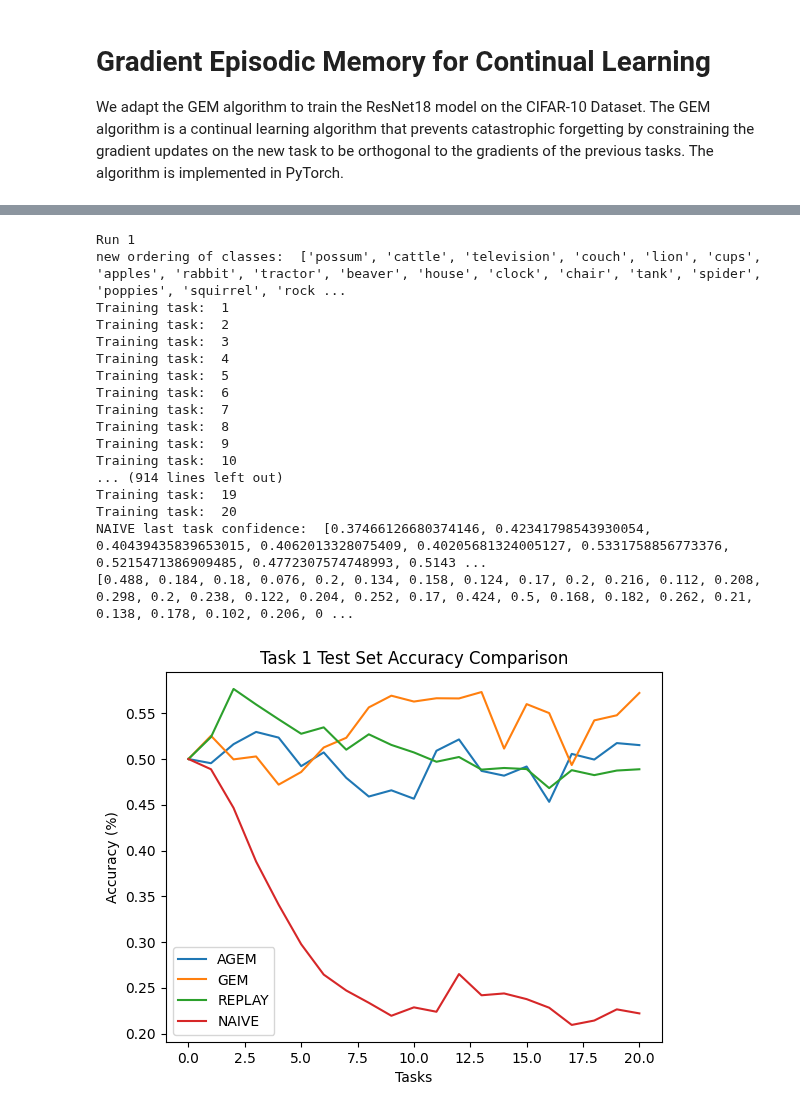
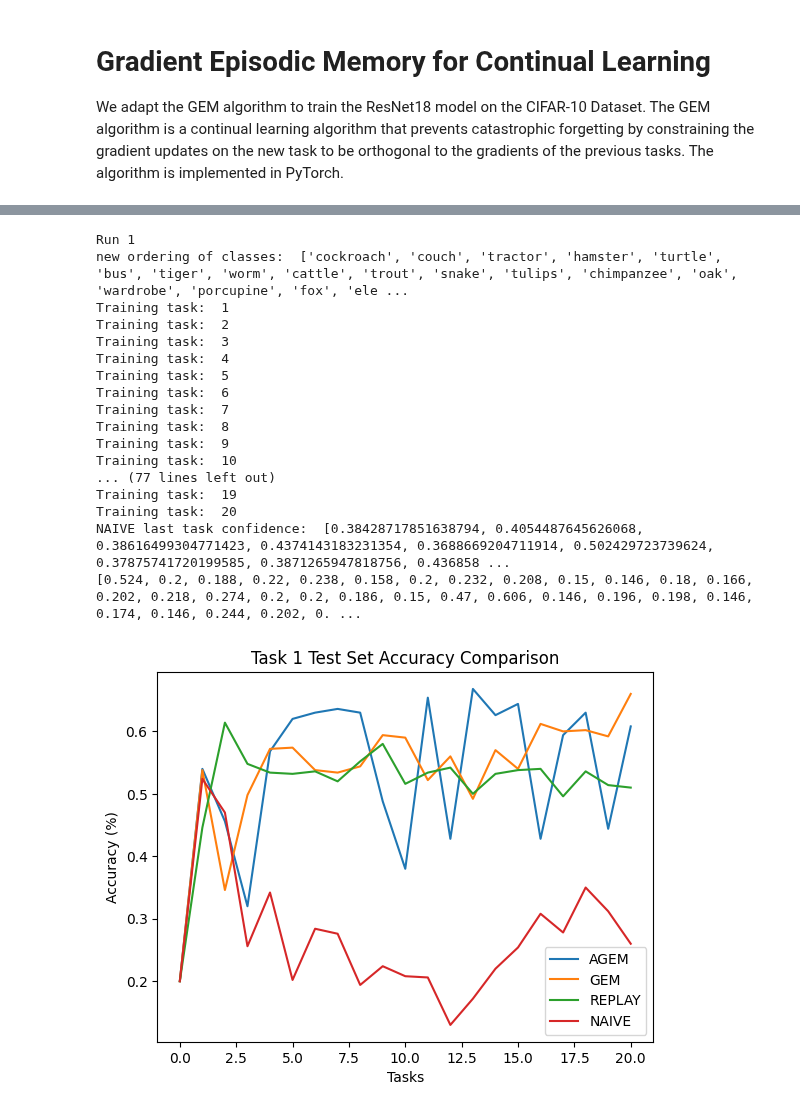
Before and after one commit to DROP-TABLE-CS407/Machine-Unlearning-x-Continual-Learning, a Jupyter notebook: GEM/GEM_ResNet18_CIFAR.ipynb, the cells around one changed output, grey strips where cells are left out. Saved outputs shown, nothing was run; the diff lists cells and outputs as text; code cells hidden in the pictures.

```diff
--- a/GEM/GEM_ResNet18_CIFAR.ipynb
+++ b/GEM/GEM_ResNet18_CIFAR.ipynb
@@ -191,16 +191,17 @@ def agemprojection(gradient, gradient_memory, margin=0.5, eps=1e-5):
     output: gradient, g-projected
     """
 
-    g = gradient_memory.t().double().mean(axis=0).cuda() # * margin
-    gref = gradient.contiguous().view(-1).double().cuda()
-    g_transpose = g.view(1, -1)
-    dot_prod = torch.dot(g_transpose.squeeze(), gref.squeeze())
-    dot_prod = dot_prod / torch.dot(g_transpose.squeeze(), g.squeeze())
+    gref = gradient_memory.t().double().mean(axis=0).cuda() # * margin
+    g = gradient.contiguous().view(-1).double().cuda()
+
+    dot_prod = torch.dot(g, gref)
+    # avoid division by zero
+    dot_prod = dot_prod/(torch.dot(gref, gref))
 
     # add epsilon to prevent 0 values from fucking everything up
-    epsvector = torch.Tensor([eps]).cuda()
+    # epsvector = torch.Tensor([eps]).cuda()
 
-    x = g + (gref * abs(dot_prod)) + epsvector
+    x = g*0.1 + (gref * abs(dot_prod)) # + epsvector
     gradient.copy_(torch.Tensor(x).view(-1, 1))
 
 def replay(gradient, gradient_memory):
@@ -210,7 +211,7 @@ def replay(gradient, gradient_memory):
     input:  gradient, g-reference
     output: gradient, g-projected
     """
-    g = gradient_memory.t().double().mean(axis=0).cuda()
+    g = gradient_memory.t().double().sum(axis=0).cuda()
     gref = gradient.contiguous().view(-1).double().cuda()
     # simply add the gradients
     g = g + gref
@@ -500,8 +501,8 @@ def run_cifar(algorithm, args, n_inputs=N_INPUTS, n_outputs=N_OUTPUTS, n_tasks=N
                 pred = output.data.max(1)[1]
                 correct += (pred == current_labels).sum().item()
             #print("Accuracy: ", correct / total)
-            # if correct / total > 0.85:
-            #     break
+            if correct / total > 0.75:
+                break
             #   output loss only
 
 
@@ -722,8 +723,7 @@ def shuffle_classes(classes, dataset):
 # 10. take the 97.5th percentile of the above metrics over all runs
 # 11. take the 2.5th percentile of the above metrics over all runs
 
-
-max_runs = 10
+max_runs = 1
 test_accuracies_AGEM_all = []
 test_accuracies_GEM_all = []
 test_accuracies_REPLAY_all = []
@@ -739,7 +739,7 @@ for i in range(max_runs):
     random.shuffle(SHUFFLEDCLASSES)
     #shuffle_classes(CLASSES, DATASET)
 
-    model, test_accuracies_AGEM, confidence = run_cifar('AGEM', Args())
+    model, test_accuracies_AGEM, confidence = run_cifar('AGEM', Args(0.03))
     print("AGEM last task confidence: ", confidence)
     print(test_accuracies_AGEM)
     prediction_confidence_AGEM_all.append(confidence)
@@ -772,46 +772,46 @@ task_1_accuracies_AGEM = []
 task_1_accuracies_GEM = []
 task_1_accuracies_REPLAY = []
 task_1_accuracies_NAIVE = []
-task_1_accuracies_AGEM.append(0.5)
-task_1_accuracies_GEM.append(0.5)
-task_1_accuracies_REPLAY.append(0.5)
-task_1_accuracies_NAIVE.append(0.5)
+task_1_accuracies_AGEM.append(0.2)
+task_1_accuracies_GEM.append(0.2)
+task_1_accuracies_REPLAY.append(0.2)
+task_1_accuracies_NAIVE.append(0.2)
 
 for i in range(0, N_TASKS * N_TASKS, N_TASKS):
     task_1_accuracies_GEM.append(average_GEM_accuracies[i])
     task_1_accuracies_AGEM.append(average_AGEM_accuracies[i])
     task_1_accuracies_REPLAY.append(average_REPLAY_accuracies[i])
     task_1_accuracies_NAIVE.append(average_NAIVE_accuracies[i])
 
 plt.plot(task_1_accuracies_AGEM, label='AGEM')
 plt.plot(task_1_accuracies_GEM, label='GEM')
 plt.plot(task_1_accuracies_REPLAY, label='REPLAY')
 plt.plot(task_1_accuracies_NAIVE, label='NAIVE')
 plt.title('Task 1 Test Set Accuracy Comparison')
 plt.ylabel('Accuracy (%)')
 plt.xlabel('Tasks')
 plt.legend()
 plt.savefig('task_1_accuracy_comparison.png')
 plt.show()
 # %% [output]
 Run 1
-new ordering of classes:  ['possum', 'cattle', 'television', 'couch', 'lion', 'cups', 'apples', 'rabbit', 'tractor', 'beaver', 'house', 'clock', 'chair', 'tank', 'spider', 'poppies', 'squirrel', 'rock ...
+new ordering of classes:  ['cockroach', 'couch', 'tractor', 'hamster', 'turtle', 'bus', 'tiger', 'worm', 'cattle', 'trout', 'snake', 'tulips', 'chimpanzee', 'oak', 'wardrobe', 'porcupine', 'fox', 'ele ...
 Training task:  1
 Training task:  2
 Training task:  3
 Training task:  4
 Training task:  5
 Training task:  6
 Training task:  7
 Training task:  8
 Training task:  9
 Training task:  10
-... (914 lines left out)
+... (77 lines left out)
 Training task:  19
 Training task:  20
-NAIVE last task confidence:  [0.37466126680374146, 0.42341798543930054, 0.40439435839653015, 0.4062013328075409, 0.40205681324005127, 0.5331758856773376, 0.5215471386909485, 0.4772307574748993, 0.5143 ...
-[0.488, 0.184, 0.18, 0.076, 0.2, 0.134, 0.158, 0.124, 0.17, 0.2, 0.216, 0.112, 0.208, 0.298, 0.2, 0.238, 0.122, 0.204, 0.252, 0.17, 0.424, 0.5, 0.168, 0.182, 0.262, 0.21, 0.138, 0.178, 0.102, 0.206, 0 ...
+NAIVE last task confidence:  [0.38428717851638794, 0.4054487645626068, 0.38616499304771423, 0.4374143183231354, 0.3688669204711914, 0.502429723739624, 0.37875741720199585, 0.3871265947818756, 0.436858 ...
+[0.524, 0.2, 0.188, 0.22, 0.238, 0.158, 0.2, 0.232, 0.208, 0.15, 0.146, 0.18, 0.166, 0.202, 0.218, 0.274, 0.2, 0.2, 0.186, 0.15, 0.47, 0.606, 0.146, 0.196, 0.198, 0.146, 0.174, 0.146, 0.244, 0.202, 0. ...
-[figure, old version]
+[figure, new version]
 # %%
 #plot_task_accuracies(average_AGEM_accuracies, N_TASKS)
 #plot_task_accuracies(average_GEM_accuracies, N_TASKS)
```
Also changed, not shown: parts of 5 cells of this notebook, 29 other files.
